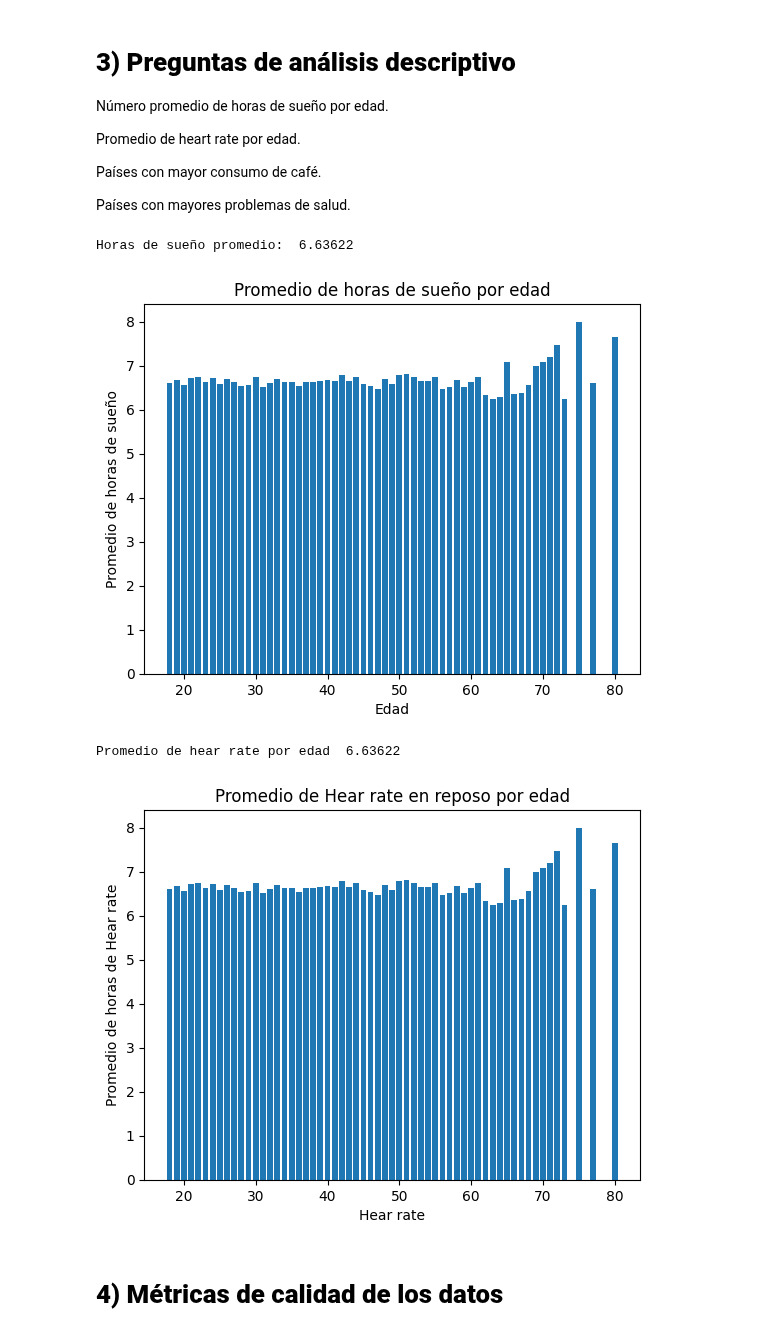
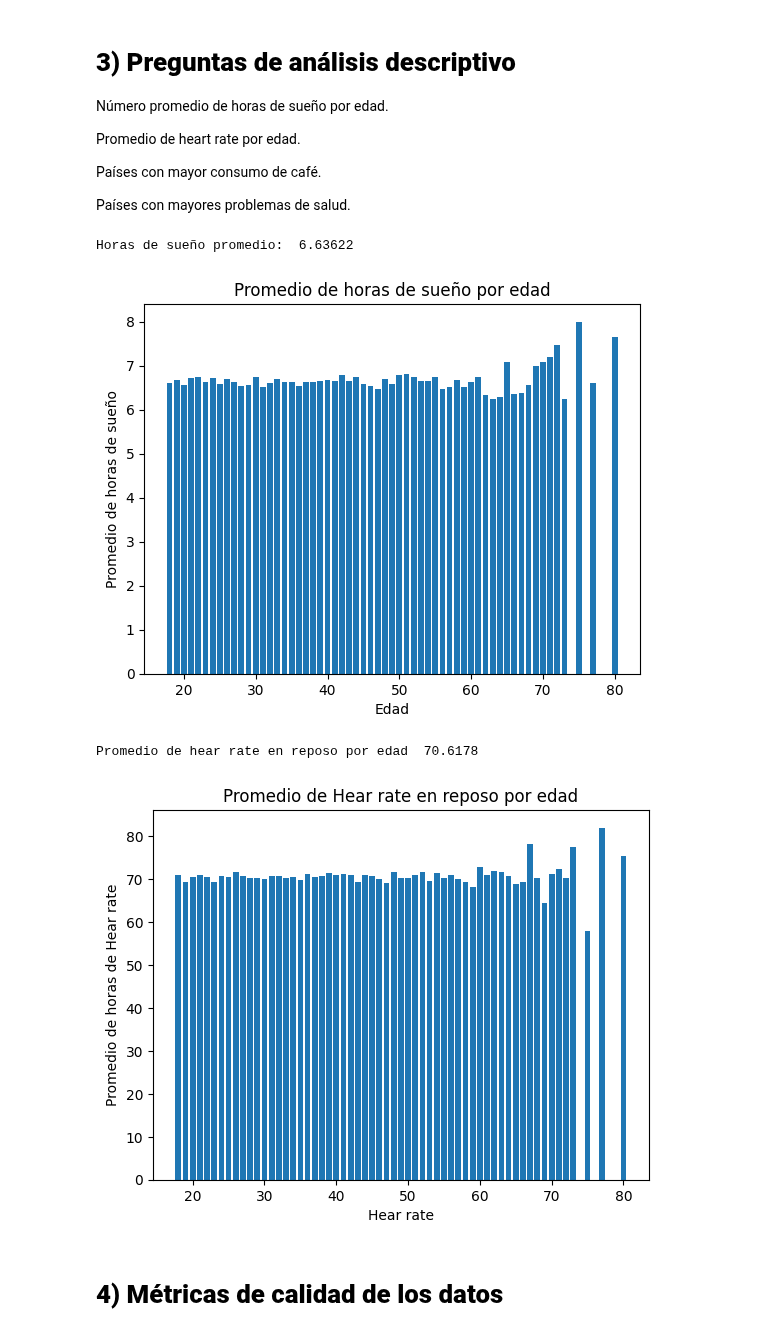
Before and after one commit to LailaBulh/Programacion---Claas-Files, a Jupyter notebook: Avance_Proyecto_263166.ipynb, the cells around one changed output. Cells and saved outputs as stored; diff of their text form; code cells hidden in the pictures.

```diff
--- a/Avance_Proyecto_263166.ipynb
+++ b/Avance_Proyecto_263166.ipynb
@@ -134,34 +134,34 @@ Países con mayores problemas de salud.
 # %%
 ### Promedio de horas de sueño
 sleepHour_by_age = df.groupby('Age')['Sleep_Hours'].mean()
 
 #print(sleepHour_by_age)
 
 print('Horas de sueño promedio: ',df['Sleep_Hours'].mean(), '\n')
 
 plt.bar(sleepHour_by_age.index, sleepHour_by_age.values)
 plt.xlabel('Edad')
 plt.ylabel('Promedio de horas de sueño')
 plt.title('Promedio de horas de sueño por edad')
 plt.show()
 
 
 ### Promedio de hear rate por edad
 
-heartrate_by_age = df.groupby('Age')['Sleep_Hours'].mean()
+heartrate_by_age = df.groupby('Age')['Heart_Rate'].mean()
 
-print('Promedio de hear rate por edad ',df['Sleep_Hours'].mean(), '\n')
+print('Promedio de hear rate en reposo por edad ',df['Heart_Rate'].mean(), '\n')
 
 plt.bar(heartrate_by_age.index, heartrate_by_age.values)
 plt.xlabel('Hear rate')
 plt.ylabel('Promedio de horas de Hear rate')
 plt.title('Promedio de Hear rate en reposo por edad')
 plt.show()
 # %% [output]
 Horas de sueño promedio:  6.63622
 [figure]
-Promedio de hear rate por edad  6.63622
+Promedio de hear rate en reposo por edad  70.6178
-[figure, old version]
+[figure, new version]
 # %% [markdown]
 # **4) Métricas de calidad de los datos**
 # %% [markdown]
```
